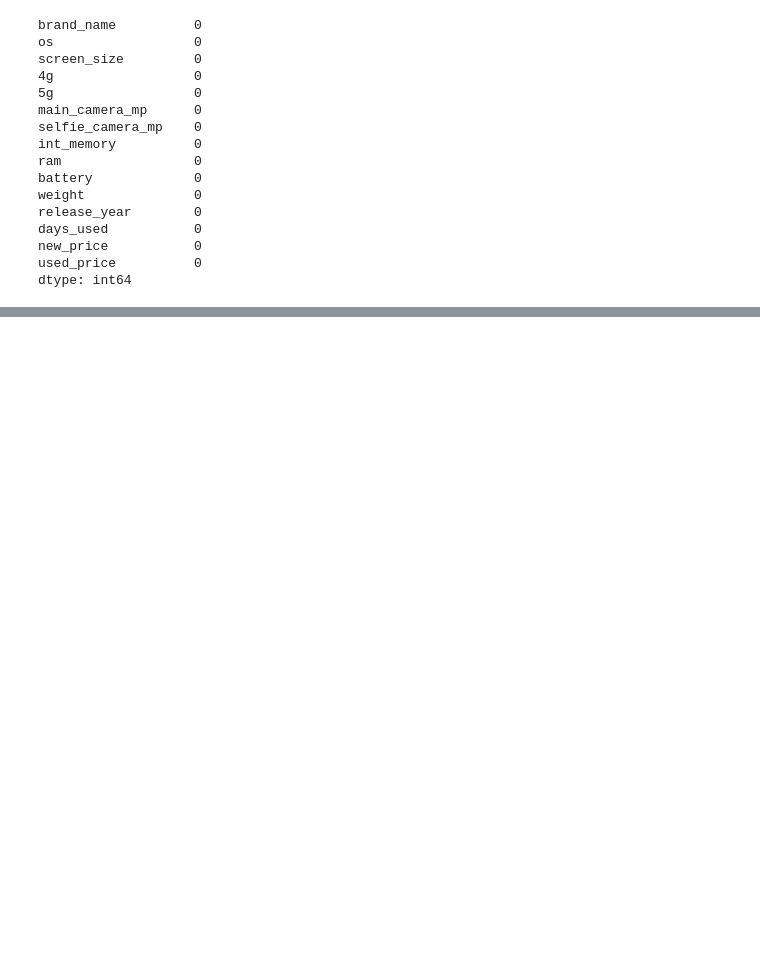
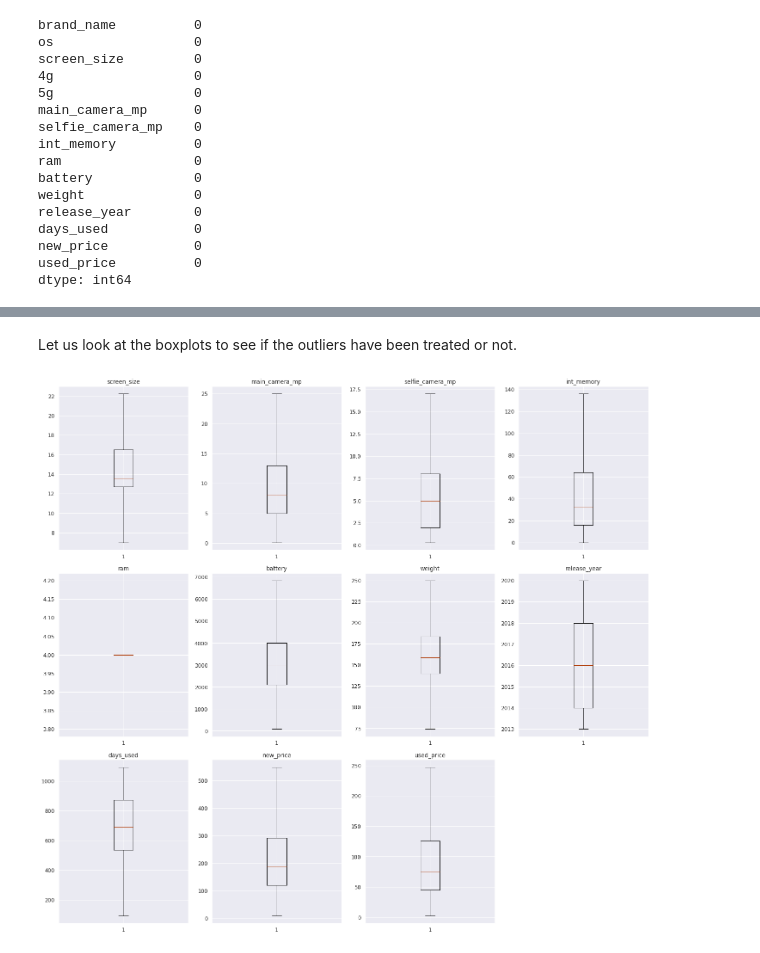
Before and after one commit to Ayda-Darvishan/ML-Regression-Model--AWS, a Jupyter notebook: AWS-NoteBook.ipynb, the cells around one changed output, grey strips where cells are left out. Saved outputs shown, nothing was run; the diff lists cells and outputs as text; code cells hidden in the pictures; blank space fills up the shorter version.

```diff
--- a/AWS-NoteBook.ipynb
+++ b/AWS-NoteBook.ipynb
@@ -477,0 +693,42 @@ Now, we want to figure out whether we have duplicate data and how to deal with t
+# %%
+def treat_outliers(x):
+    """
+    treats outliers in a variable
+    col: str, name of the numerical variable
+    df: dataframe
+    col: name of the column
+    """
+    Q1 = x.quantile(0.25)  # 25th quantile
+    Q3 = x.quantile(0.75)  # 75th quantile
+    IQR = Q3 - Q1
+    Lower_Whisker = Q1 - 1.5 * IQR
+    Upper_Whisker = Q3 + 1.5 * IQR
+
+    # all the values smaller than Lower_Whisker will be assigned the value of Lower_Whisker
+    # all the values greater than Upper_Whisker will be assigned the value of Upper_Whisker
+    x = np.clip(x, Lower_Whisker, Upper_Whisker)
+
+    return x
+
+
+#Create list of quantitative variables
+numeric_columns=data.dtypes[data.dtypes != 'object'].index.tolist()
+
+#Apply the frac_outside_IQR function on the numeric_columns in data set
+data[numeric_columns]=data[numeric_columns].apply(treat_outliers, axis=0)
+# %% [markdown]
+Let us look at the boxplots to see if the outliers have been treated or not.
+# %%
+plt.figure(figsize=(20, 30))
+
+# numerical columns
+columns=data.dtypes[data.dtypes != 'object'].index
+
+# plot
+for i, variable in enumerate(columns):
+    plt.subplot(5, 4, i + 1)
+    plt.boxplot(data[variable], whis=1.5)
+    plt.tight_layout()
+    plt.title(variable)
+# %% [output]
+[figure, added]
```
Also changed, not shown: parts of 23 cells of this notebook, 1 other file.
